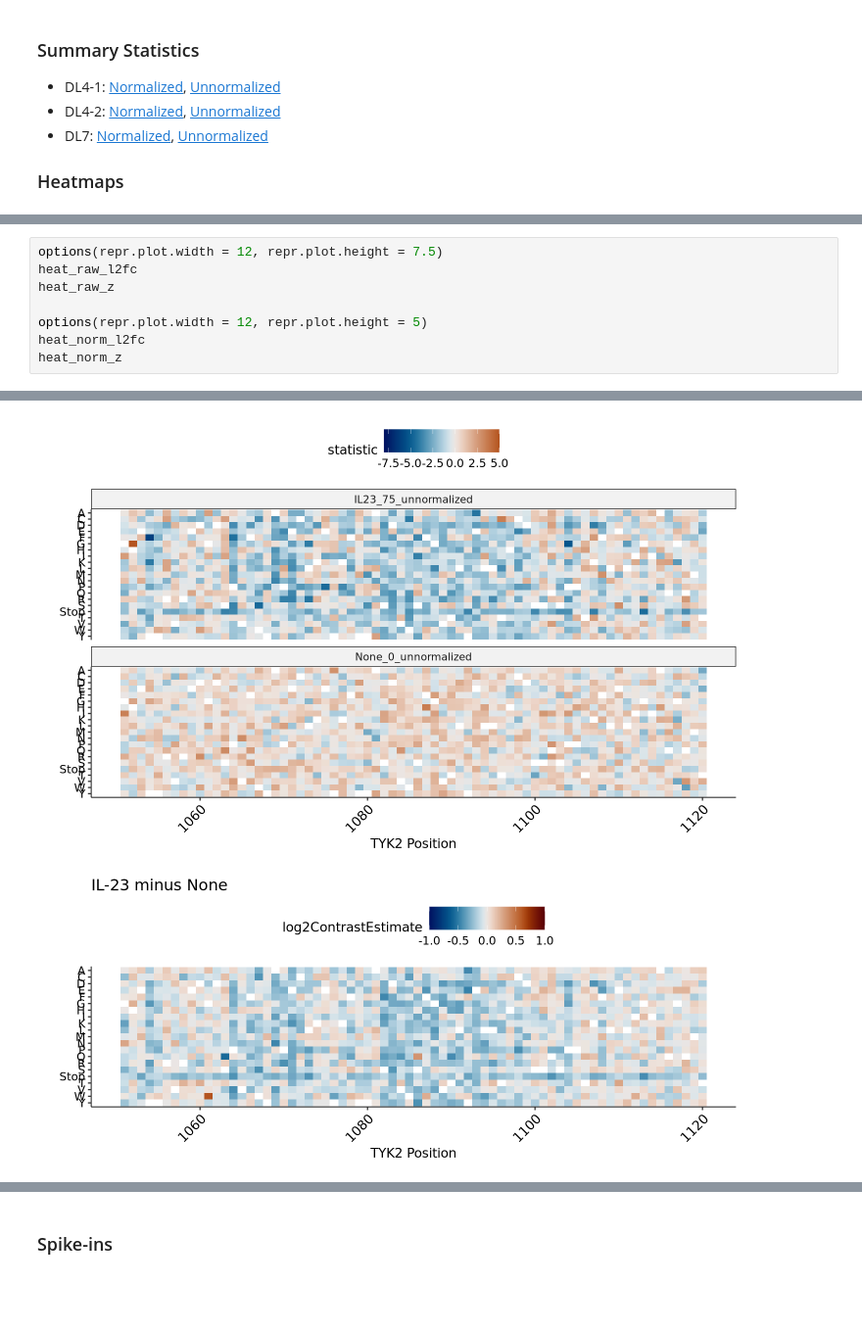
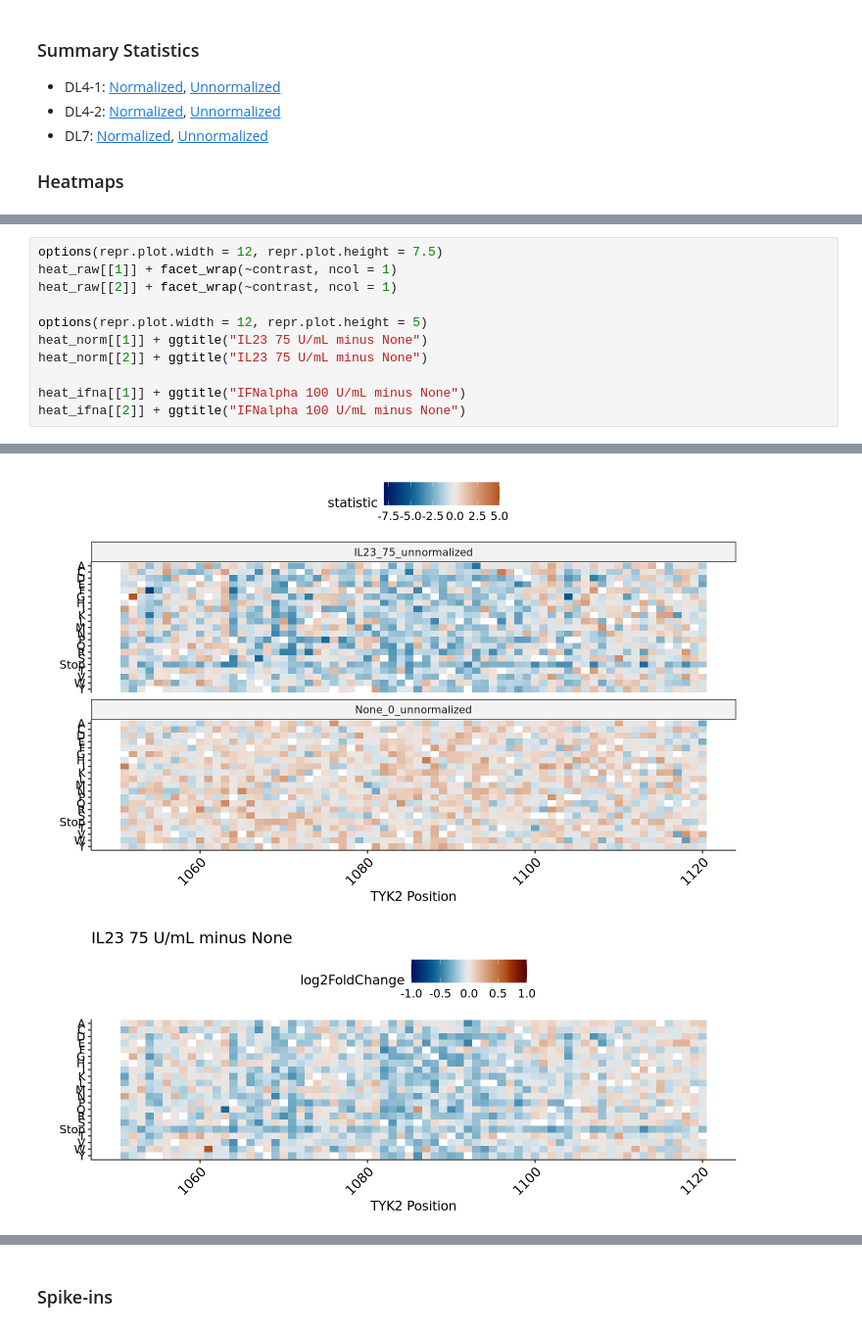
Before and after one commit to MiTPenguin/bms-dms, a Jupyter notebook: notebooks/TYK2-IL23-run10-refine.ipynb, the cells around one changed output, grey strips where cells are left out. Shown at 98% size. Saved outputs shown, nothing was run; the diff lists cells and outputs as text; blank space fills up the shorter version.

```diff
--- a/notebooks/TYK2-IL23-run10-refine.ipynb
+++ b/notebooks/TYK2-IL23-run10-refine.ipynb
@@ -85,12 +80,15 @@ heat_norm_z <- sumstats_norm %>%
 # %%
 options(repr.plot.width = 12, repr.plot.height = 7.5)
-heat_raw_l2fc
-heat_raw_z
+heat_raw[[1]] + facet_wrap(~contrast, ncol = 1)
+heat_raw[[2]] + facet_wrap(~contrast, ncol = 1)
 
 options(repr.plot.width = 12, repr.plot.height = 5)
-heat_norm_l2fc
-heat_norm_z
+heat_norm[[1]] + ggtitle("IL23 75 U/mL minus None")
+heat_norm[[2]] + ggtitle("IL23 75 U/mL minus None")
+
+heat_ifna[[1]] + ggtitle("IFNalpha 100 U/mL minus None")
+heat_ifna[[2]] + ggtitle("IFNalpha 100 U/mL minus None")
 # %% [output]
 [figure]
 [figure]
-[figure, old version]
+[figure, new version]
```
Also changed, not shown: parts of 10 cells of this notebook, 3 other files.
